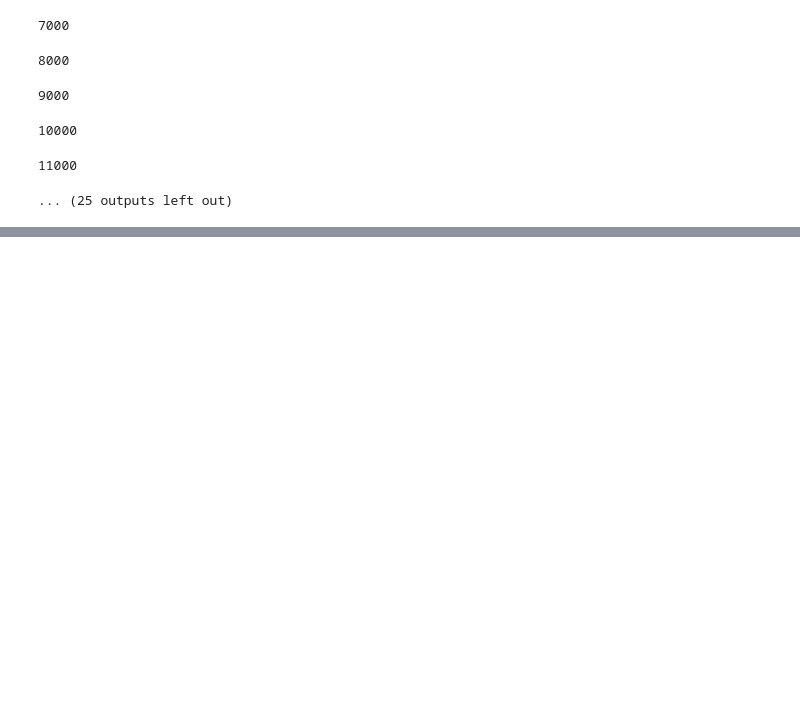
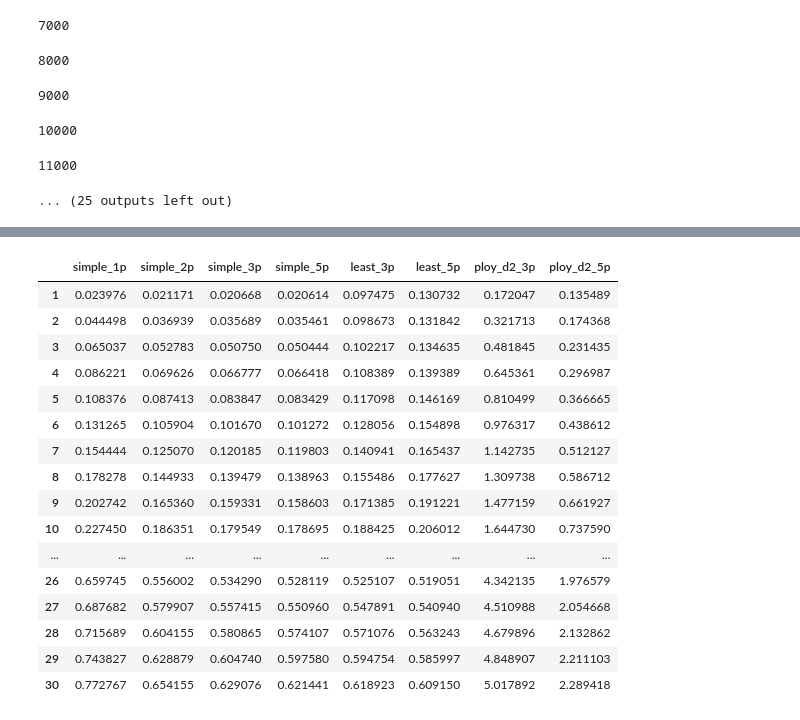
Before and after one commit to AndyFlem/ngonye-notepad, a Jupyter notebook: o_ngonye_project.ipynb, the cells around one changed output, grey strips where cells are left out. Cells and saved outputs as stored; diff of their text form; code cells hidden in the pictures; blank space fills up the shorter version.

```diff
--- a/o_ngonye_project.ipynb
+++ b/o_ngonye_project.ipynb
@@ -239,0 +248,7 @@ Name: 2010-10-01 00:00:00, dtype: object
+# %%
+d6=m6[np.arange(1,31,1)]-actual[np.arange(1,31,1)]
+d6['DateVal']=ngo['DateVal']
+d6['Flow']=ngo['Flow']
+e6=d6[np.arange(1,31,1)].divide(d6['Flow'],axis=0)
+rmse['least_5p']=(e6[np.arange(1,31,1)]**2).mean()**0.5
+rmse
@@ -239,0 +273,14 @@ Name: 2010-10-01 00:00:00, dtype: object
+# %%
+m7=pd.concat([pd.DataFrame(columns=np.arange(1,31,1)),ngo])
+m7.index.name='DateVal'
+m7['m']=m7['Flow'].rolling(5).apply(lambda r: pd.Series(np.polyfit([1,2,3,4,5],r,2)[0]))
+m7['n']=m7['Flow'].rolling(5).apply(lambda r: pd.Series(np.polyfit([1,2,3,4,5],r,2)[1]))
+m7['c']=m7['Flow'].rolling(5).apply(lambda r: pd.Series(np.polyfit([1,2,3,4,5],r,2)[2]))
+m7[np.arange(1,31,1)]= m7.apply(lambda x: x['c']+(pd.Series(np.arange(1,31,1))*x['m']**2)+(pd.Series(np.arange(1,31,1))*x['n']),axis=1)
+# %%
+d7=m7[np.arange(1,31,1)]-actual[np.arange(1,31,1)]
+d7['DateVal']=ngo['DateVal']
+d7['Flow']=ngo['Flow']
+e7=d7[np.arange(1,31,1)].divide(d7['Flow'],axis=0)
+rmse['ploy_d2_3p']=(e7[np.arange(1,31,1)]**2).mean()**0.5
+rmse
@@ -239,0 +305,32 @@ Name: 2010-10-01 00:00:00, dtype: object
+# %%
+m8=pd.concat([pd.DataFrame(columns=np.arange(1,31,1)),ngo])
+m8.index.name='DateVal'
+m8['m']=m8['Flow'].rolling(7).apply(lambda r: pd.Series(np.polyfit([1,2,3,4,5,6,7],r,2)[0]))
+m8['n']=m8['Flow'].rolling(7).apply(lambda r: pd.Series(np.polyfit([1,2,3,4,5,6,7],r,2)[1]))
+m8['c']=m8['Flow'].rolling(7).apply(lambda r: pd.Series(np.polyfit([1,2,3,4,5,6,7],r,2)[2]))
+m8[np.arange(1,31,1)]= m8.apply(lambda x: x['c']+(pd.Series(np.arange(1,31,1))*x['m']**2)+(pd.Series(np.arange(1,31,1))*x['n']),axis=1)
+# %%
+d8=m8[np.arange(1,31,1)]-actual[np.arange(1,31,1)]
+d8['DateVal']=ngo['DateVal']
+d8['Flow']=ngo['Flow']
+e8=d8[np.arange(1,31,1)].divide(d8['Flow'],axis=0)
+rmse['ploy_d2_5p']=(e8[np.arange(1,31,1)]**2).mean()**0.5
+rmse
+# %% [output]
+|  | simple_1p | simple_2p | simple_3p | simple_5p | least_3p | least_5p | ploy_d2_3p | ploy_d2_5p |
+| 1 | 0.023976 | 0.021171 | 0.020668 | 0.020614 | 0.097475 | 0.130732 | 0.172047 | 0.135489 |
+| 2 | 0.044498 | 0.036939 | 0.035689 | 0.035461 | 0.098673 | 0.131842 | 0.321713 | 0.174368 |
+| 3 | 0.065037 | 0.052783 | 0.050750 | 0.050444 | 0.102217 | 0.134635 | 0.481845 | 0.231435 |
+| 4 | 0.086221 | 0.069626 | 0.066777 | 0.066418 | 0.108389 | 0.139389 | 0.645361 | 0.296987 |
+| 5 | 0.108376 | 0.087413 | 0.083847 | 0.083429 | 0.117098 | 0.146169 | 0.810499 | 0.366665 |
+| 6 | 0.131265 | 0.105904 | 0.101670 | 0.101272 | 0.128056 | 0.154898 | 0.976317 | 0.438612 |
+| 7 | 0.154444 | 0.125070 | 0.120185 | 0.119803 | 0.140941 | 0.165437 | 1.142735 | 0.512127 |
+| 8 | 0.178278 | 0.144933 | 0.139479 | 0.138963 | 0.155486 | 0.177627 | 1.309738 | 0.586712 |
+| 9 | 0.202742 | 0.165360 | 0.159331 | 0.158603 | 0.171385 | 0.191221 | 1.477159 | 0.661927 |
+| 10 | 0.227450 | 0.186351 | 0.179549 | 0.178695 | 0.188425 | 0.206012 | 1.644730 | 0.737590 |
+| ... | ... | ... | ... | ... | ... | ... | ... | ... |
+| 26 | 0.659745 | 0.556002 | 0.534290 | 0.528119 | 0.525107 | 0.519051 | 4.342135 | 1.976579 |
+| 27 | 0.687682 | 0.579907 | 0.557415 | 0.550960 | 0.547891 | 0.540940 | 4.510988 | 2.054668 |
+| 28 | 0.715689 | 0.604155 | 0.580865 | 0.574107 | 0.571076 | 0.563243 | 4.679896 | 2.132862 |
+| 29 | 0.743827 | 0.628879 | 0.604740 | 0.597580 | 0.594754 | 0.585997 | 4.848907 | 2.211103 |
+| 30 | 0.772767 | 0.654155 | 0.629076 | 0.621441 | 0.618923 | 0.609150 | 5.017892 | 2.289418 |
```
Also changed, not shown: parts of 20 cells of this notebook.
